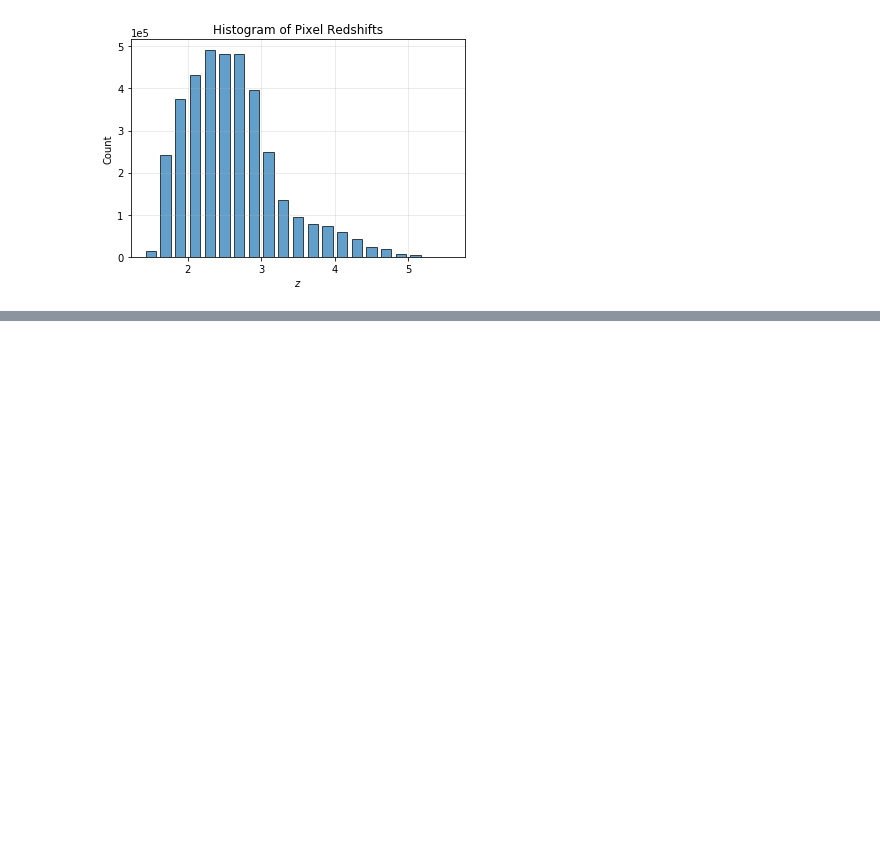
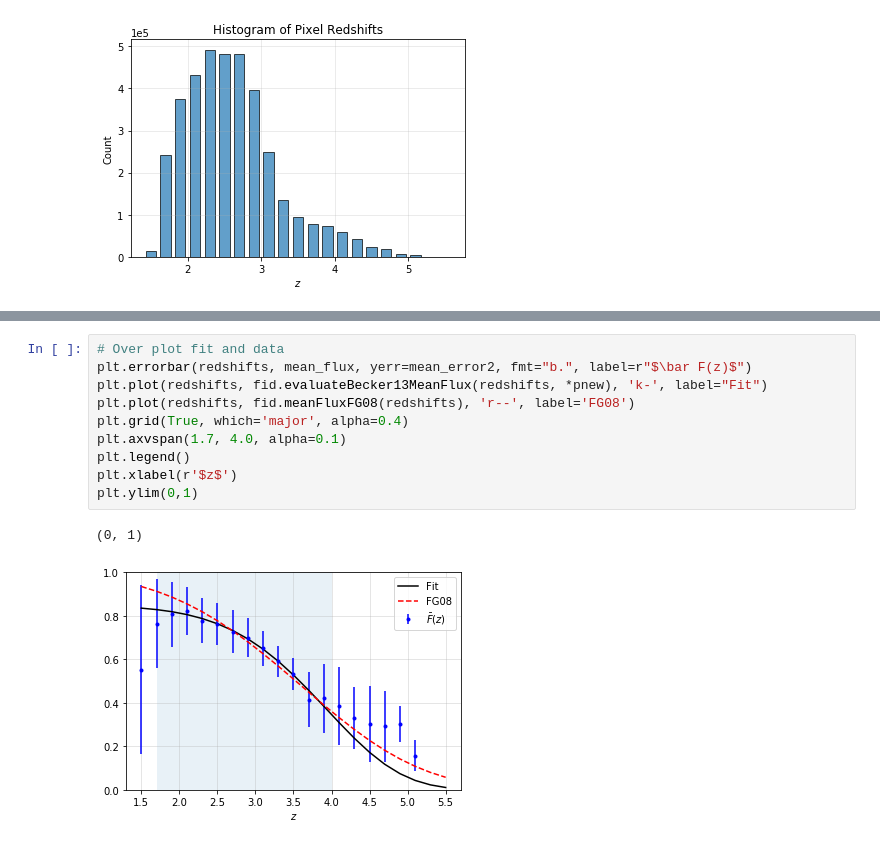
Before and after one commit to p-slash/qsotools, a Jupyter notebook: notebooks/PropertiesKODIAQSpectra.ipynb, the cells around one changed output, grey strips where cells are left out. Drawn from its saved outputs; the diff is of its cells as text; blank space fills up the shorter version.

```diff
--- a/notebooks/PropertiesKODIAQSpectra.ipynb
+++ b/notebooks/PropertiesKODIAQSpectra.ipynb
@@ -74,0 +120,13 @@ plt.ylim(0,1)
+# %%
+# Over plot fit and data
+plt.errorbar(redshifts, mean_flux, yerr=mean_error2, fmt="b.", label=r"$\bar F(z)$")
+plt.plot(redshifts, fid.evaluateBecker13MeanFlux(redshifts, *pnew), 'k-', label="Fit")
+plt.plot(redshifts, fid.meanFluxFG08(redshifts), 'r--', label='FG08')
+plt.grid(True, which='major', alpha=0.4)
+plt.axvspan(1.7, 4.0, alpha=0.1)
+plt.legend()
+plt.xlabel(r'$z$')
+plt.ylim(0,1)
+# %% [output]
+(0, 1)
+[figure, added]
```
Also changed, not shown: parts of 6 cells of this notebook.
